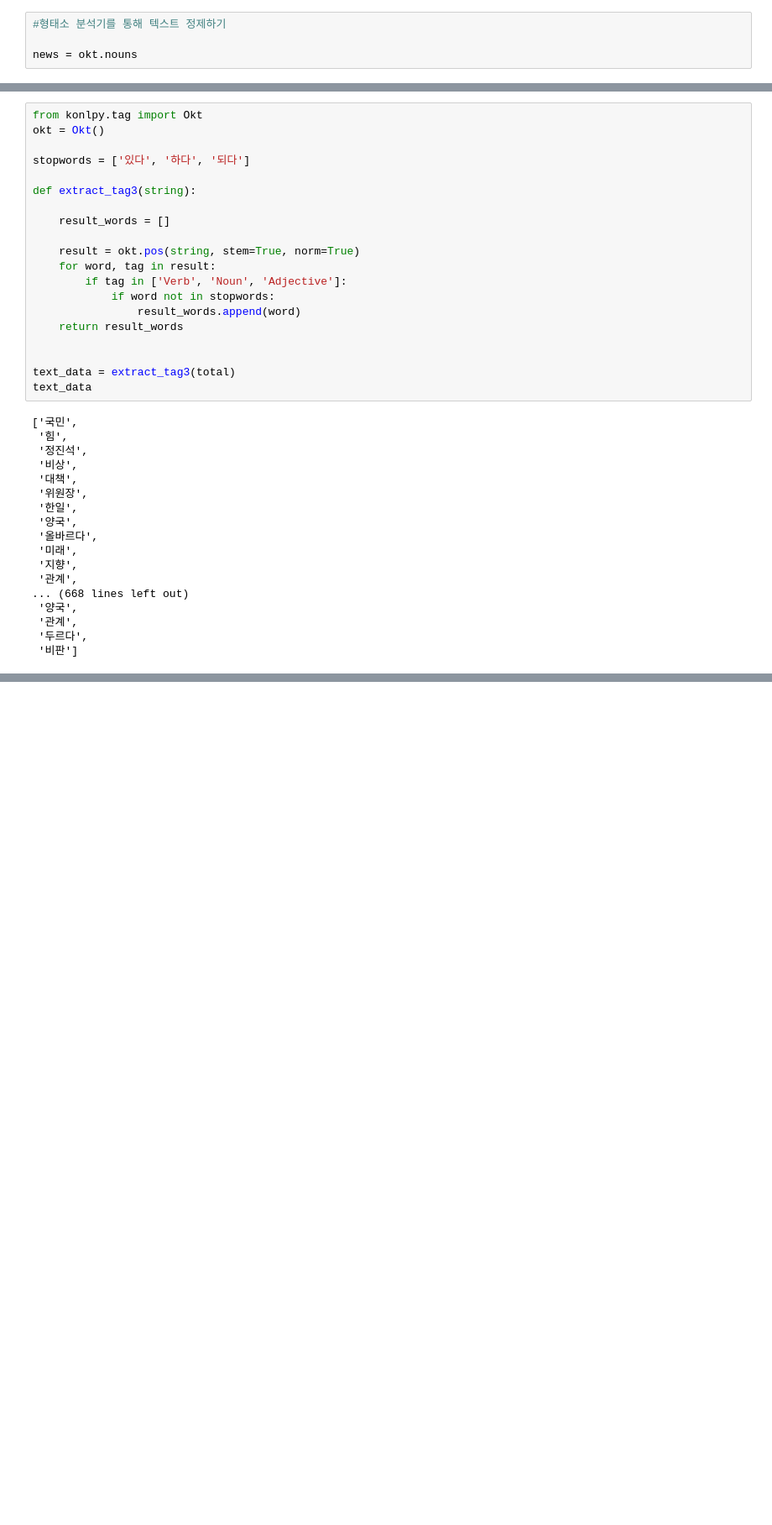
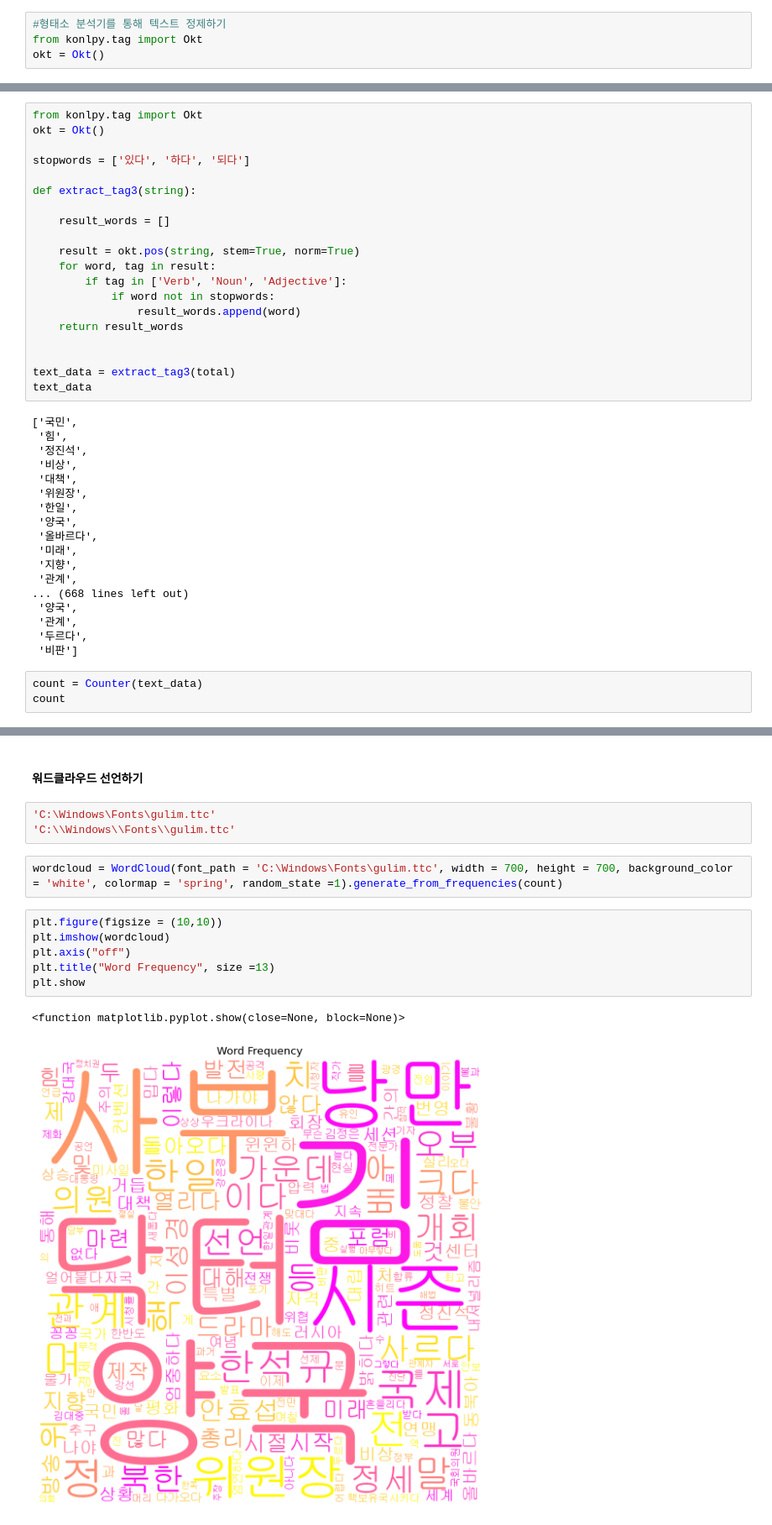
Before and after one commit to eeyeji/Crawling, a Jupyter notebook: 3일차/wordcloud.ipynb, the cells around one changed output, grey strips where cells are left out. Shown at 84% size. Cells and saved outputs as stored; diff of their text form; blank space fills up the shorter version.

Commit message:
wordcloud

```diff
--- a/3일차/wordcloud.ipynb
+++ b/3일차/wordcloud.ipynb
@@ -138,5 +138,5 @@ news
  '▲  피의자들에게서 압수한 귀금속\n\n형사처벌을 받지 않는 촉법소년들을 사주해 조직적으로 금은방 털이에 나선 20대 2명 등 10~20대들이 무더기로 경찰에 검거됐습니다.\n\n대전 중부경찰서는 특수절도 혐의로 A(20)씨와 B(20)씨 등 16명을 붙잡아 이 중 5명을 구속했다고 오늘(15일) 밝혔습니다.\n\n이들은 지난 6월 23일 오전 2시 1 ...
 # %%
 #형태소 분석기를 통해 텍스트 정제하기
-
-news = okt.nouns
+from konlpy.tag import Okt
+okt = Okt()
@@ -200,3 +192,6 @@ text_data
  '관계',
  '두르다',
  '비판']
+# %%
+count = Counter(text_data)
+count
@@ -202,0 +230,16 @@ text_data
+# %% [markdown]
+#### 워드클라우드 선언하기
+# %%
+'C:\Windows\Fonts\gulim.ttc'
+'C:\\Windows\\Fonts\\gulim.ttc'
+# %%
+wordcloud = WordCloud(font_path = 'C:\Windows\Fonts\gulim.ttc', width = 700, height = 700, background_color = 'white', colormap = 'spring', random_state =1).generate_from_frequencies(count)
+# %%
+plt.figure(figsize = (10,10))
+plt.imshow(wordcloud)
+plt.axis("off")
+plt.title("Word Frequency", size =13)
+plt.show
+# %% [output]
+<function matplotlib.pyplot.show(close=None, block=None)>
+[figure, added]
```
Also changed, not shown: parts of 5 cells of this notebook, 1 other file.
